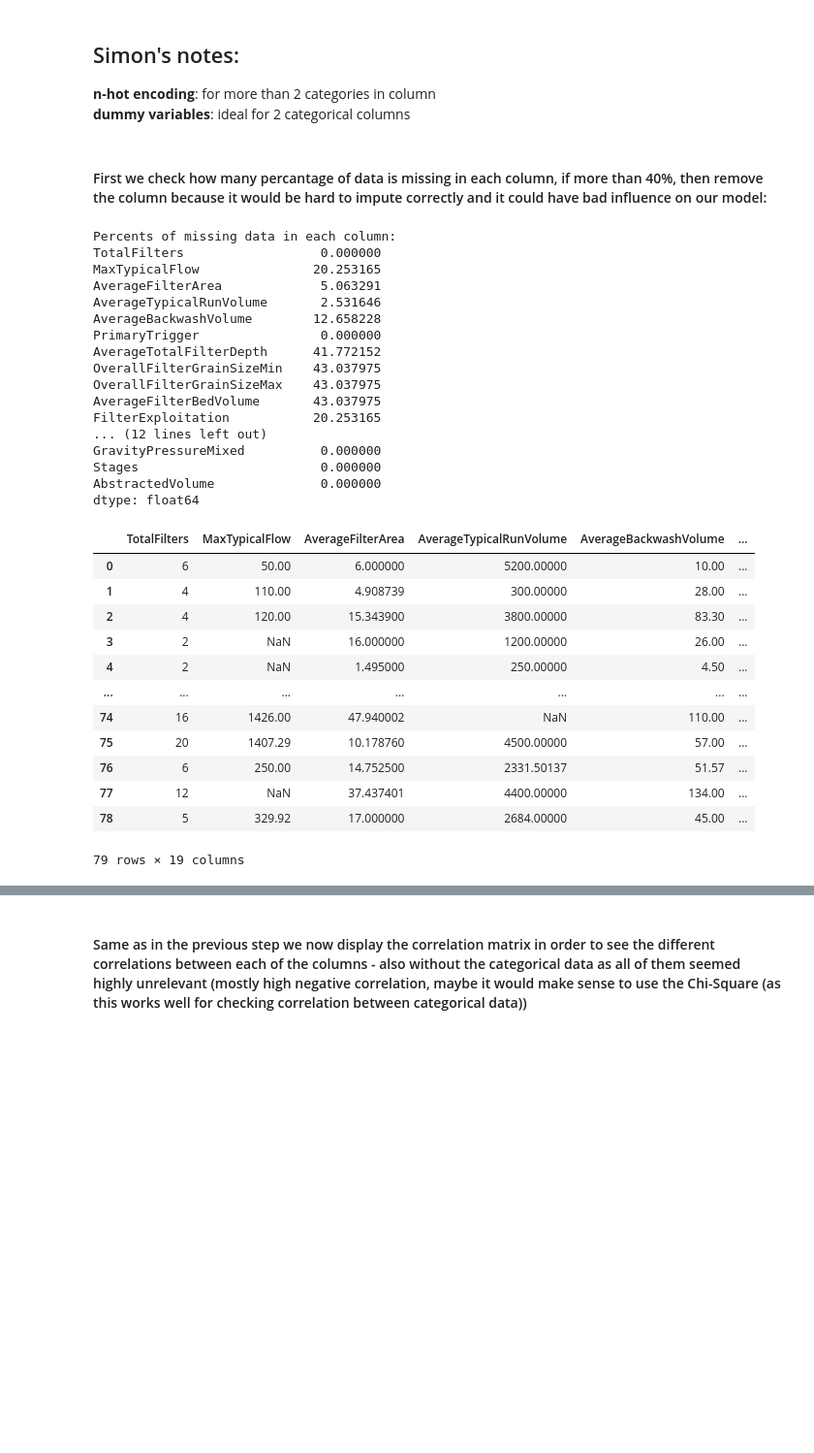
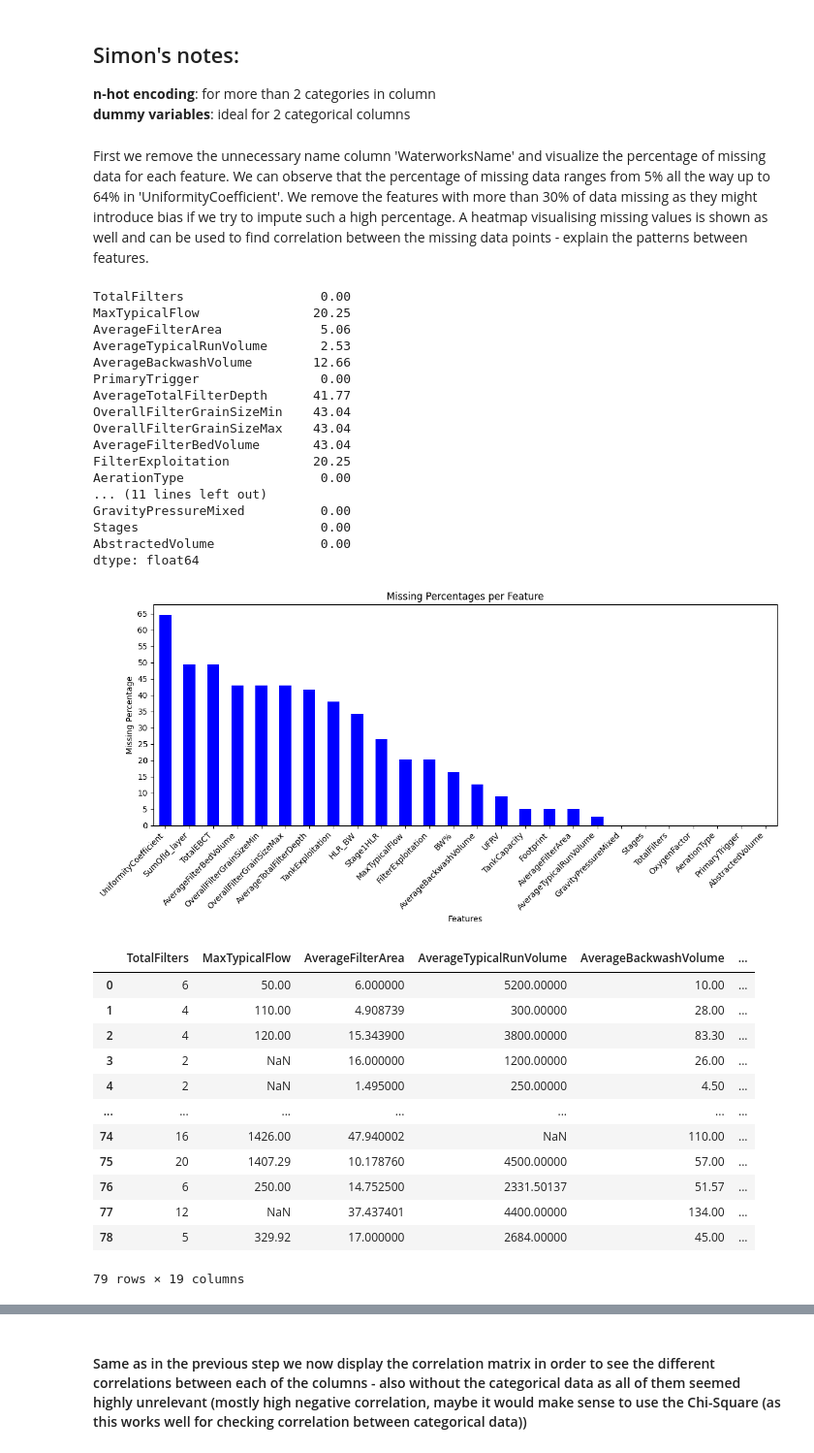
Before and after one commit to MAL-flowdemort/assignment_3, a Jupyter notebook: Preprocessing - Water treatment plants.ipynb, the cells around one changed output, grey strips where cells are left out. Shown at 97% size. Saved outputs shown, nothing was run; the diff lists cells and outputs as text; code cells hidden in the pictures; blank space fills up the shorter version.

```diff
--- a/Preprocessing - Water treatment plants.ipynb
+++ b/Preprocessing - Water treatment plants.ipynb
@@ -53,38 +68,58 @@ df
 <b>n-hot encoding</b>: for more than 2 categories in column <br>
 <b>dummy variables</b>: ideal for 2 categorical columns
 # %% [markdown]
-<h4>First we check how many percantage of data is missing in each column, if more than 40%, then remove  the column because it would be hard to impute correctly and it could have bad influence on our model:</h4>
+
+First we remove the unnecessary name column 'WaterworksName' and visualize the percentage of missing data for each feature. We can observe that the percentage of missing data ranges from 5% all the way up to 64% in 'UniformityCoefficient'.
+We remove the features with more than 30% of data missing as they might introduce bias if we try to impute such a high percentage.
+A heatmap visualising missing values is shown as well and can be used to find correlation between the missing data points - explain the patterns between features.
 # %%
 #remove irrelevant columns: WaterworksName
 removedNamesDf = df.drop(columns=['WaterworksName'])
 
-#calculate how much procent of data each column is missing
-missing_data = removedNamesDf.isnull().sum()
-total = removedNamesDf.isnull().count()
-percent_missing = (missing_data/total)*100
-print(f"Percents of missing data in each column: \n{percent_missing}")
+# Calculate the percentage of missing values per feature
+missing_percentages_per_feature = removedNamesDf.isnull().mean().round(4) * 100
 
-#remove columns with more than 40% missing data
-relevantColumnsDf = removedNamesDf.dropna(thresh=removedNamesDf.shape[0]*0.6,axis=1)
+display(missing_percentages_per_feature)
+
+# Create a bar graph for missing percentages per feature
+plt.figure(figsize=(12, 6))
+missing_percentages_per_feature.sort_values(ascending=False).plot(kind='bar', color='blue')
+plt.title('Missing Percentages per Feature')
+plt.xlabel('Features')
+plt.ylabel('Missing Percentage')
+plt.yticks(range(0, 70, 5))
+plt.xticks(rotation=45, ha='right')
+plt.tight_layout()
+plt.show()
+
+# Drop columns with more than 30% missing values
+relevantColumnsDf = removedNamesDf.drop(columns=missing_percentages_per_feature[missing_percentages_per_feature > 40].index)
 display(relevantColumnsDf)
+
+# Show heatmap of missing values
+plt.figure(figsize=(15, 8))
+sns.heatmap(relevantColumnsDf.isnull(), cbar=False, cmap='viridis')
+plt.title('Missing Data Heatmap')
+plt.show()
 # %% [output]
-Percents of missing data in each column:
-TotalFilters                  0.000000
-MaxTypicalFlow               20.253165
-AverageFilterArea             5.063291
-AverageTypicalRunVolume       2.531646
-AverageBackwashVolume        12.658228
-PrimaryTrigger                0.000000
-AverageTotalFilterDepth      41.772152
-OverallFilterGrainSizeMin    43.037975
-OverallFilterGrainSizeMax    43.037975
-AverageFilterBedVolume       43.037975
-FilterExploitation           20.253165
-... (12 lines left out)
-GravityPressureMixed          0.000000
-Stages                        0.000000
-AbstractedVolume              0.000000
+TotalFilters                  0.00
+MaxTypicalFlow               20.25
+AverageFilterArea             5.06
+AverageTypicalRunVolume       2.53
+AverageBackwashVolume        12.66
+PrimaryTrigger                0.00
+AverageTotalFilterDepth      41.77
+OverallFilterGrainSizeMin    43.04
+OverallFilterGrainSizeMax    43.04
+AverageFilterBedVolume       43.04
+FilterExploitation           20.25
+AerationType                  0.00
+... (11 lines left out)
+GravityPressureMixed          0.00
+Stages                        0.00
+AbstractedVolume              0.00
 dtype: float64
+[figure, added]
 |  | TotalFilters | MaxTypicalFlow | AverageFilterArea | AverageTypicalRunVolume | AverageBackwashVolume | ... |
 | 0 | 6 | 50.00 | 6.000000 | 5200.00000 | 10.00 | ... |
 | 1 | 4 | 110.00 | 4.908739 | 300.00000 | 28.00 | ... |
```
Also changed, not shown: parts of 19 cells of this notebook.
